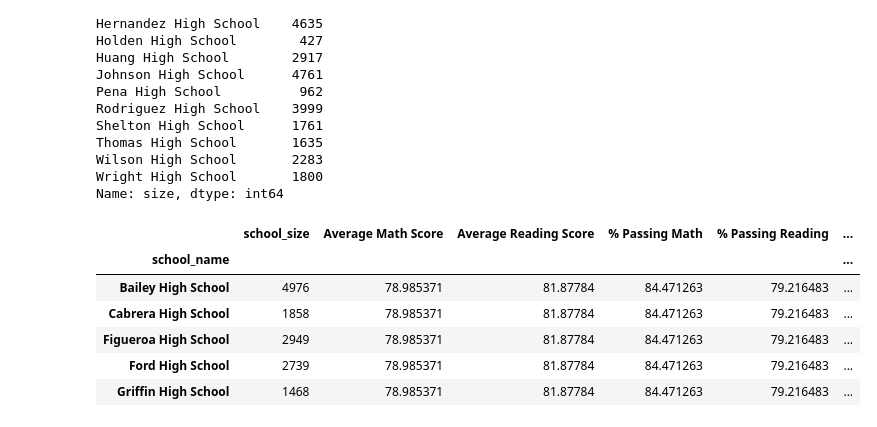
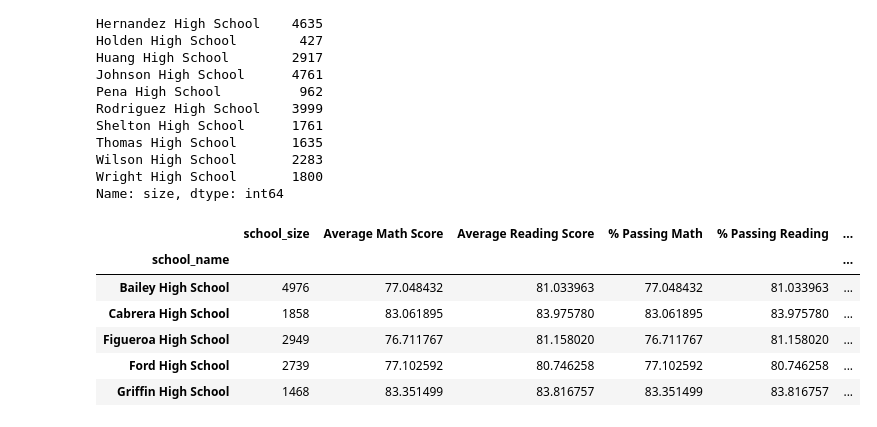
Before and after one commit to savorgnan5/Pandas-Ass, a Jupyter notebook: PanAss.ipynb, the cells around one changed output. Saved outputs shown, nothing was run; the diff lists cells and outputs as text; code cells hidden in the pictures.

```diff
--- a/PanAss.ipynb
+++ b/PanAss.ipynb
@@ -685,20 +685,20 @@ Wright High School       1800
 Name: size, dtype: int64
 # %%
 size= pd.DataFrame({"school_size":school_size,
-                     "Average Math Score":math_average,
-                     "Average Reading Score":reading_average,
-                     "% Passing Math":pass_math_average,
-                     "% Passing Reading":pass_read_average,
-                     "% Overall Passing Rate":overal_score_pass})
+                     "Average Math Score":group_math_score,
+                     "Average Reading Score":group_rd_score,
+                     "% Passing Math":group_mean_M,
+                     "% Passing Reading":group_mean_R,
+                     "% Overall Passing Rate":overal_pass_mean})
 size.head()
 # %% [output]
 |  | school_size | Average Math Score | Average Reading Score | % Passing Math | % Passing Reading | ... |
 | school_name |  |  |  |  |  | ... |
-| Bailey High School | 4976 | 78.985371 | 81.87784 | 84.471263 | 79.216483 | ... |
-| Cabrera High School | 1858 | 78.985371 | 81.87784 | 84.471263 | 79.216483 | ... |
-| Figueroa High School | 2949 | 78.985371 | 81.87784 | 84.471263 | 79.216483 | ... |
-| Ford High School | 2739 | 78.985371 | 81.87784 | 84.471263 | 79.216483 | ... |
-| Griffin High School | 1468 | 78.985371 | 81.87784 | 84.471263 | 79.216483 | ... |
+| Bailey High School | 4976 | 77.048432 | 81.033963 | 77.048432 | 81.033963 | ... |
+| Cabrera High School | 1858 | 83.061895 | 83.975780 | 83.061895 | 83.975780 | ... |
+| Figueroa High School | 2949 | 76.711767 | 81.158020 | 76.711767 | 81.158020 | ... |
+| Ford High School | 2739 | 77.102592 | 80.746258 | 77.102592 | 80.746258 | ... |
+| Griffin High School | 1468 | 83.351499 | 83.816757 | 83.351499 | 83.816757 | ... |
 # %%
 bins = [0, 1000, 2000, 5000]
 group_names = ["Small (<1000)", "Medium (1000-2000)", "Large (2000-5000)"]
```
Also changed, not shown: parts of 7 cells of this notebook.
